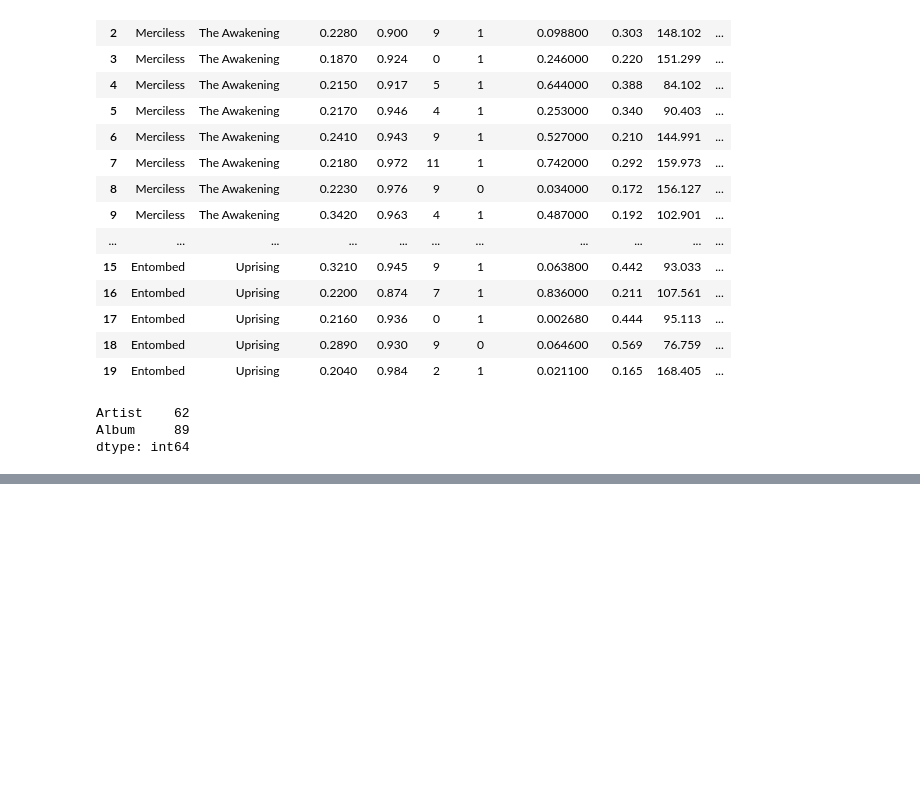
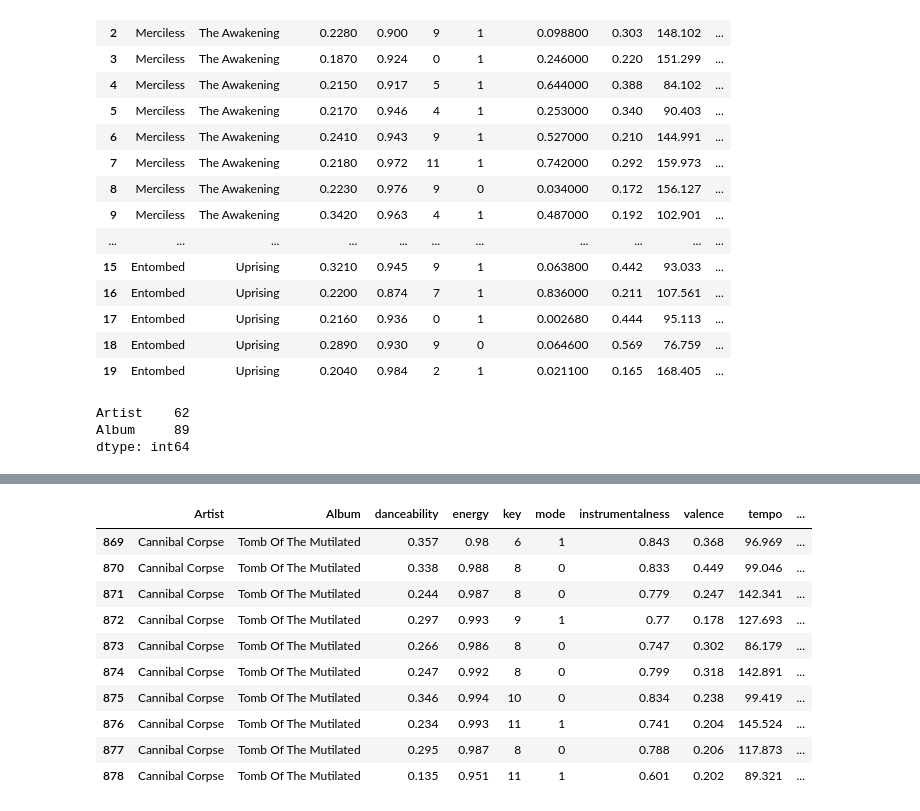
Before and after one commit to rbuerki/death-metal-disco, a Jupyter notebook: 2-EDA_on_individual_Song_Level.ipynb, the cells around one changed output, grey strips where cells are left out. Drawn from its saved outputs; the diff is of its cells as text; code cells hidden in the pictures; blank space fills up the shorter version.

```diff
--- a/2-EDA_on_individual_Song_Level.ipynb
+++ b/2-EDA_on_individual_Song_Level.ipynb
@@ -72,0 +80,14 @@ dtype: int64
+# %%
+cc.loc[cc["Album"] == album].style.background_gradient(cmap='viridis')
+# %% [output]
+|  | Artist | Album | danceability | energy | key | mode | instrumentalness | valence | tempo | ... |
+| 869 | Cannibal Corpse | Tomb Of The Mutilated | 0.357 | 0.98 | 6 | 1 | 0.843 | 0.368 | 96.969 | ... |
+| 870 | Cannibal Corpse | Tomb Of The Mutilated | 0.338 | 0.988 | 8 | 0 | 0.833 | 0.449 | 99.046 | ... |
+| 871 | Cannibal Corpse | Tomb Of The Mutilated | 0.244 | 0.987 | 8 | 0 | 0.779 | 0.247 | 142.341 | ... |
+| 872 | Cannibal Corpse | Tomb Of The Mutilated | 0.297 | 0.993 | 9 | 1 | 0.77 | 0.178 | 127.693 | ... |
+| 873 | Cannibal Corpse | Tomb Of The Mutilated | 0.266 | 0.986 | 8 | 0 | 0.747 | 0.302 | 86.179 | ... |
+| 874 | Cannibal Corpse | Tomb Of The Mutilated | 0.247 | 0.992 | 8 | 0 | 0.799 | 0.318 | 142.891 | ... |
+| 875 | Cannibal Corpse | Tomb Of The Mutilated | 0.346 | 0.994 | 10 | 0 | 0.834 | 0.238 | 99.419 | ... |
+| 876 | Cannibal Corpse | Tomb Of The Mutilated | 0.234 | 0.993 | 11 | 1 | 0.741 | 0.204 | 145.524 | ... |
+| 877 | Cannibal Corpse | Tomb Of The Mutilated | 0.295 | 0.987 | 8 | 0 | 0.788 | 0.206 | 117.873 | ... |
+| 878 | Cannibal Corpse | Tomb Of The Mutilated | 0.135 | 0.951 | 11 | 1 | 0.601 | 0.202 | 89.321 | ... |
```
Also changed, not shown: parts of 8 cells of this notebook.
